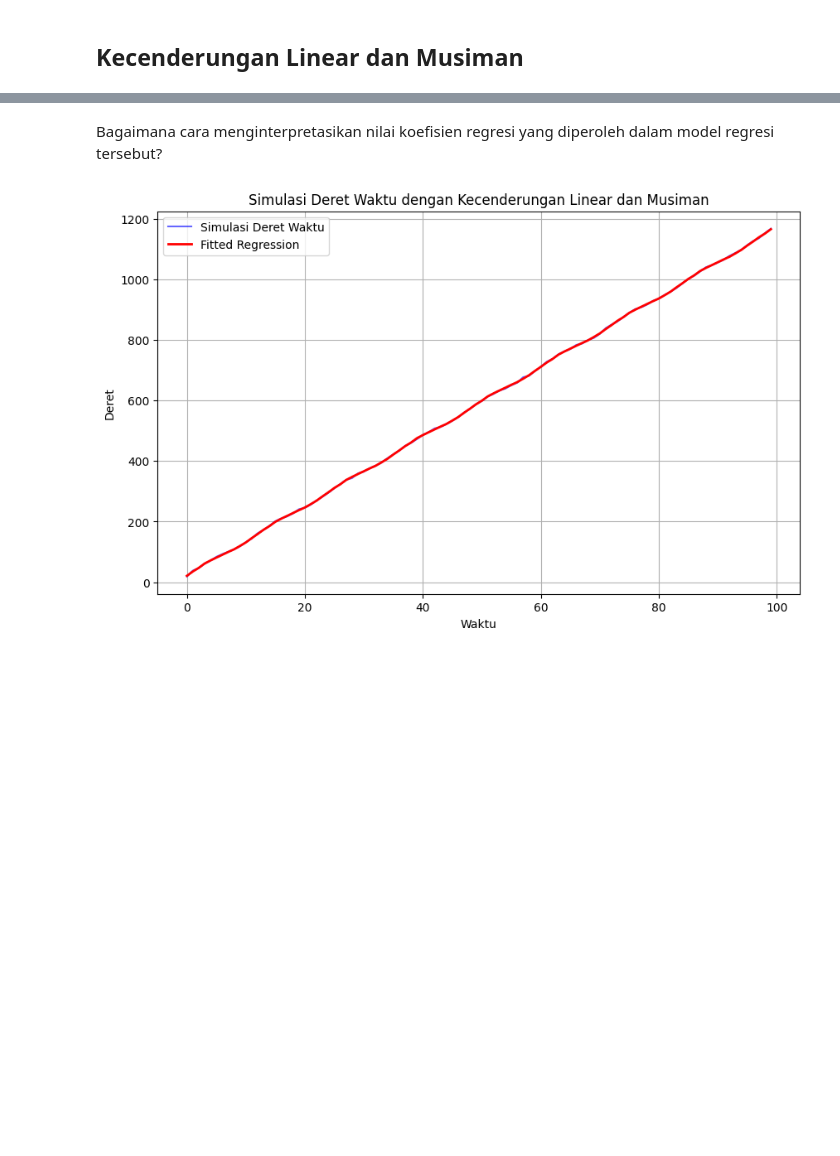
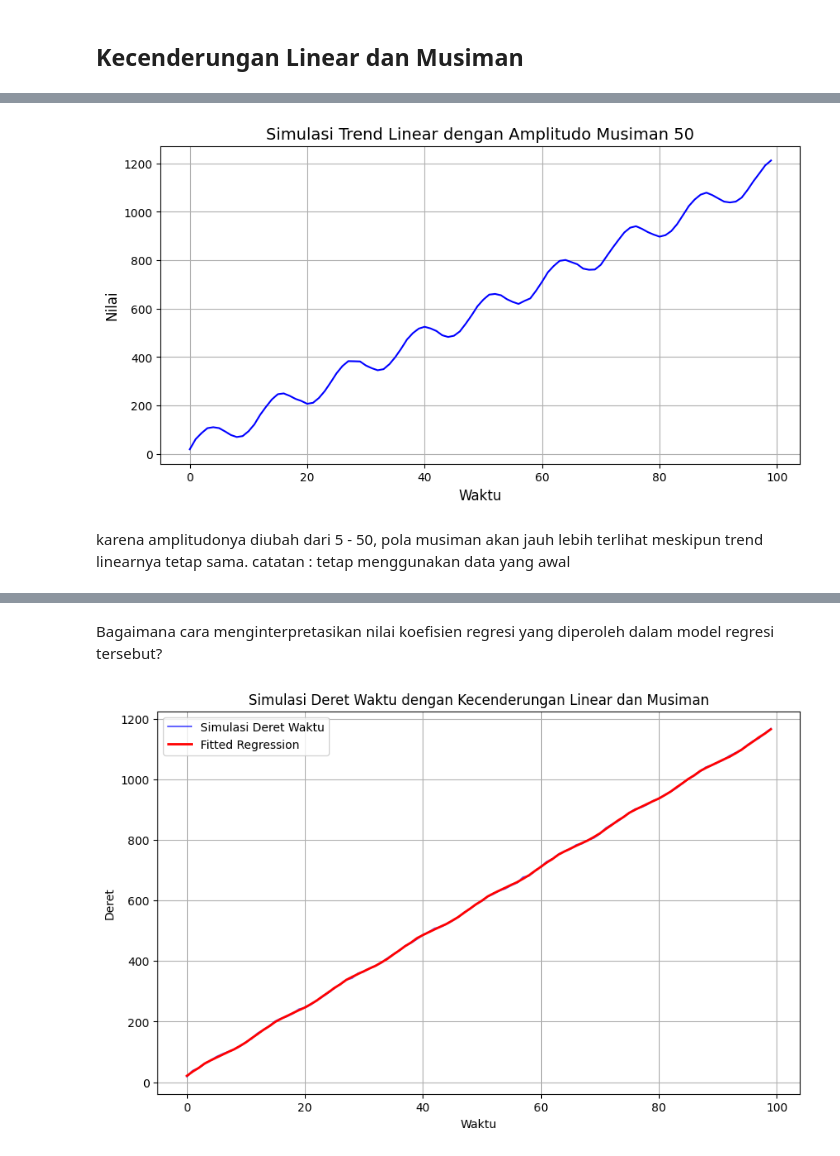
Before and after one commit to haniyathul/Praktikum-Analisis-Deret-Waktu, a Jupyter notebook: Tugas_Praktikum_STA2542_Minggu_2.ipynb, the cells around one changed output, grey strips where cells are left out. Drawn from its saved outputs; the diff is of its cells as text; code cells hidden in the pictures; blank space fills up the shorter version.

```diff
--- a/Tugas_Praktikum_STA2542_Minggu_2.ipynb
+++ b/Tugas_Praktikum_STA2542_Minggu_2.ipynb
@@ -736,3 +904,36 @@ Untuk deret tersebut, dibutuhkan model yang mampu menangkap kecenderungan linear
+# %%
+# Simulasi percobaan jika amplitudo diubah
+
+np.random.seed(1011)
+n_amp = 100
+x_amp = np.arange(n_amp)
+
+# Komponen trend linear
+a_amp, b_amp = 0.5 + 11, 10 + 11
+trend_amp = a_amp * x_amp + b_amp
+
+# Komponen musiman dengan amplitudo 50
+seasonality_amp = 50 * np.sin(2 * np.pi * x_amp / 12)
+
+# Noise acak
+noise_amp = np.random.normal(scale=2, size=n_amp)
+
+# Gabungan semua komponen
+series_amp = trend_amp + seasonality_amp + noise_amp
+
+# Plot
+plt.figure(figsize=(10, 5))
+plt.plot(x_amp, series_amp, color='b')
+plt.xlabel('Waktu', fontsize=12)
+plt.ylabel('Nilai', fontsize=12)
+plt.title('Simulasi Trend Linear dengan Amplitudo Musiman 50', fontsize=14)
+plt.grid()
+plt.show()
+# %% [output]
+[figure, added]
+# %% [markdown]
+karena amplitudonya diubah dari 5 - 50, pola musiman akan jauh lebih terlihat meskipun trend linearnya tetap sama.
+catatan : tetap menggunakan data yang awal
 # %%
 # mengubah data menjadi format dataframe
 df_mix = pd.DataFrame(series, columns=['Value'])
```
Also changed, not shown: parts of 18 cells of this notebook.
